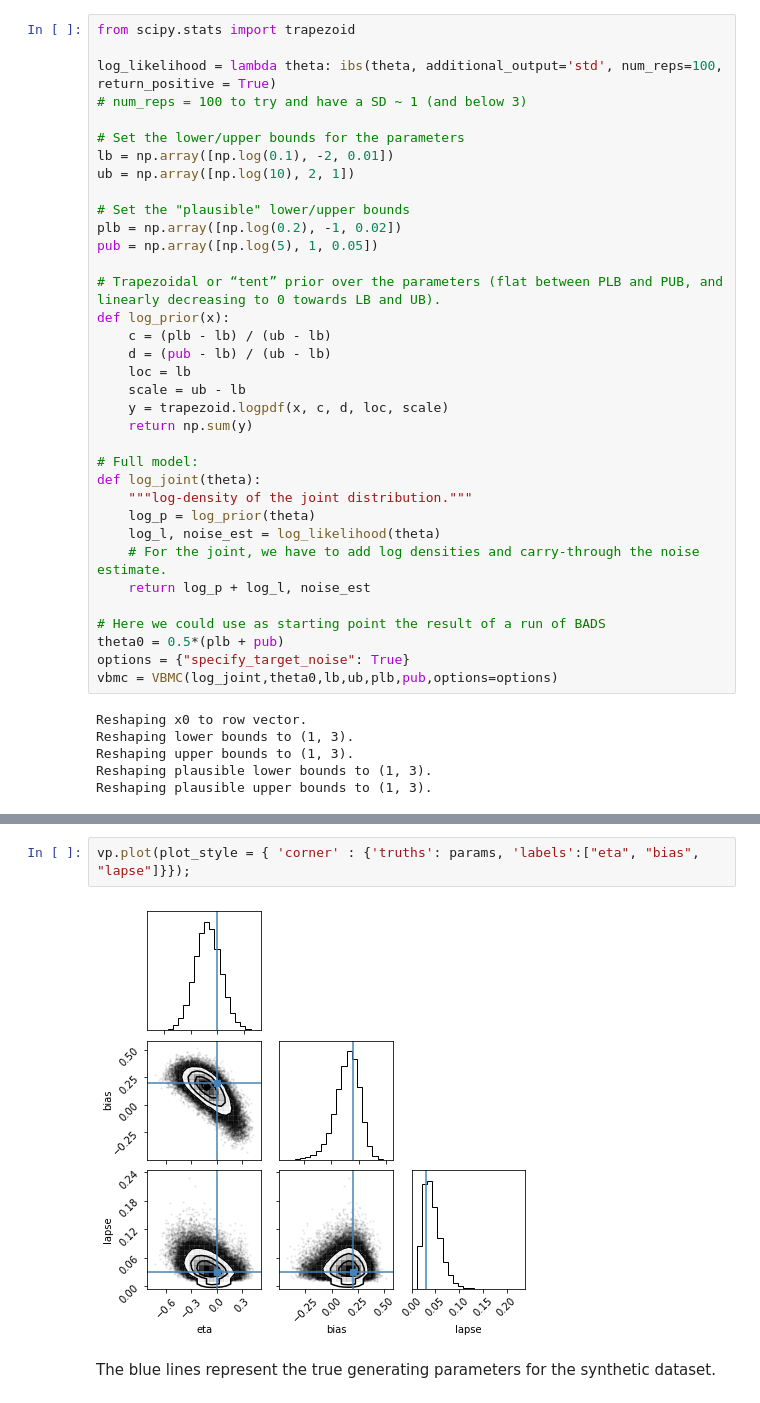
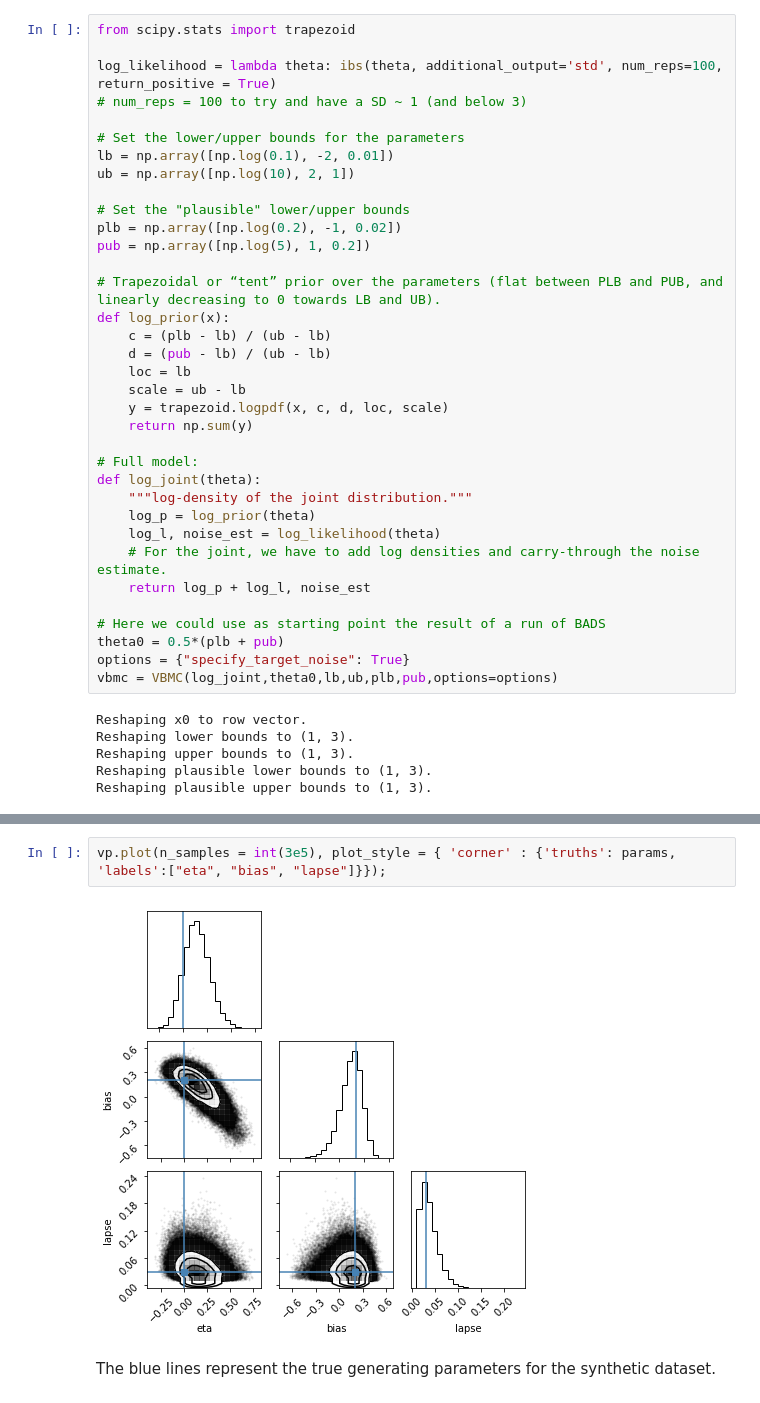
Before and after one commit to acerbilab/pyibs, a Jupyter notebook: ibs_example.ipynb, the cells around one changed output, grey strips where cells are left out. Drawn from its saved outputs; the diff is of its cells as text.

```diff
--- a/ibs_example.ipynb
+++ b/ibs_example.ipynb
@@ -548,7 +593,7 @@ ub = np.array([np.log(10), 2, 1])
 
 # Set the "plausible" lower/upper bounds
 plb = np.array([np.log(0.2), -1, 0.02])
-pub = np.array([np.log(5), 1, 0.05])
+pub = np.array([np.log(5), 1, 0.2])
 
 # Trapezoidal or “tent” prior over the parameters (flat between PLB and PUB, and linearly decreasing to 0 towards LB and UB).
 def log_prior(x):
@@ -603,6 +654,6 @@ Estimated ELBO: -206.702 +/-0.154.
 # %%
-vp.plot(plot_style = { 'corner' : {'truths': params, 'labels':["eta", "bias", "lapse"]}});
+vp.plot(n_samples = int(3e5), plot_style = { 'corner' : {'truths': params, 'labels':["eta", "bias", "lapse"]}});
 # %% [output]
-[figure, old version]
+[figure, new version]
 # %% [markdown]
 The blue lines represent the true generating parameters for the synthetic dataset.
```
Also changed, not shown: parts of 6 cells of this notebook.
